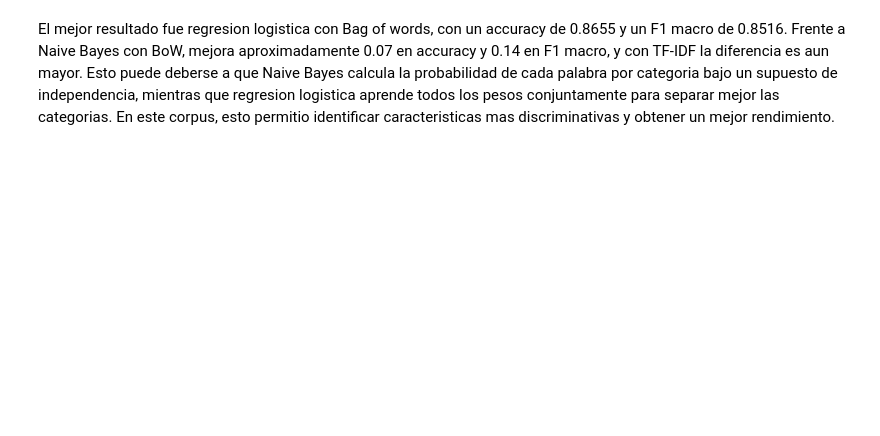
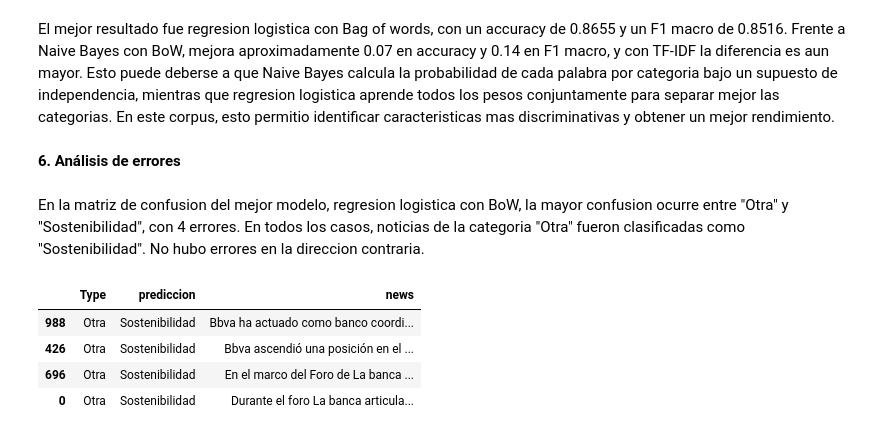
Before and after one commit to JuanDi37/Laboratorio-4-NLP, a Jupyter notebook: Laboratorio#4 NLP.ipynb, the cells around one changed output. Saved outputs shown, nothing was run; the diff lists cells and outputs as text; code cells hidden in the pictures; blank space fills up the shorter version.

```diff
--- a/Laboratorio#4 NLP.ipynb
+++ b/Laboratorio#4 NLP.ipynb
@@ -2330,2 +2330,48 @@ display(
 # %% [markdown]
 El mejor resultado fue regresion logistica con Bag of words, con un accuracy de 0.8655 y un F1 macro de 0.8516. Frente a Naive Bayes con BoW, mejora aproximadamente 0.07 en accuracy y 0.14 en F1 macro, y con TF-IDF la diferencia es aun mayor. Esto puede deberse a que Naive Bayes calcula la probabilidad de cada palabra por categoria bajo un supuesto de independencia, mientras que regresion logistica aprende todos los pesos conjuntamente para separar mejor las categorias. En este corpus, esto permitio identificar caracteristicas mas discriminativas y obtener un mejor rendimiento.
+# %% [markdown]
+**6. Análisis de errores**
+# %% [markdown]
+En la matriz de confusion del mejor modelo, regresion logistica con BoW, la mayor confusion ocurre entre "Otra" y "Sostenibilidad", con 4 errores. En todos los casos, noticias de la categoria "Otra" fueron clasificadas como "Sostenibilidad". No hubo errores en la direccion contraria.
+# %%
+#reutilizamos la logica de recuperacion de documentos utilizada en la celda 40
+#ahora analizamos los errores del mejor modelo de regresion logistica con BoW
+#filtramos especificamente las categorias identificadas en la matriz de confusion
+#mostramos los documentos mal clasificados para revisar posteriormente sus palabras
+
+errores_logistica = corpus.loc[
+    y_prueba.index,
+    [TEXT_COL, CATEGORY_COL]
+].copy()
+
+errores_logistica["prediccion"] = (
+    pred_logistico_bow_prueba
+)
+
+errores_otra_sostenibilidad = errores_logistica[
+    (
+        (errores_logistica[CATEGORY_COL] == "Otra")
+        & (errores_logistica["prediccion"] == "Sostenibilidad")
+    )
+    |
+    (
+        (errores_logistica[CATEGORY_COL] == "Sostenibilidad")
+        & (errores_logistica["prediccion"] == "Otra")
+    )
+]
+
+display(
+    errores_otra_sostenibilidad[
+        [
+            CATEGORY_COL,
+            "prediccion",
+            TEXT_COL
+        ]
+    ].head(5)
+)
+# %% [output]
+|  | Type | prediccion | news |
+| 988 | Otra | Sostenibilidad | Bbva ha actuado como banco coordi... |
+| 426 | Otra | Sostenibilidad | Bbva ascendió una posición en el ... |
+| 696 | Otra | Sostenibilidad | En el marco del Foro de La banca ... |
+| 0 | Otra | Sostenibilidad | Durante el foro La banca articula... |
```
Also changed, not shown: parts of 9 cells of this notebook.
